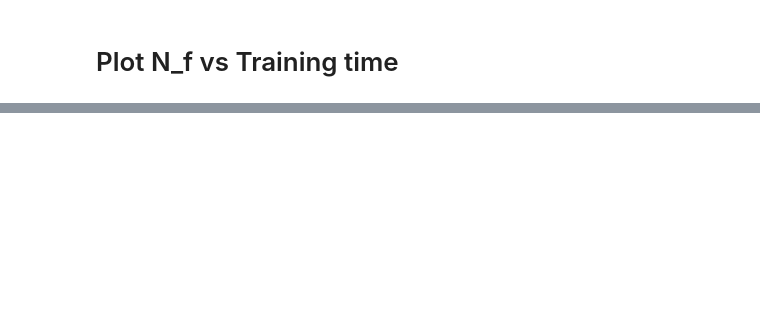
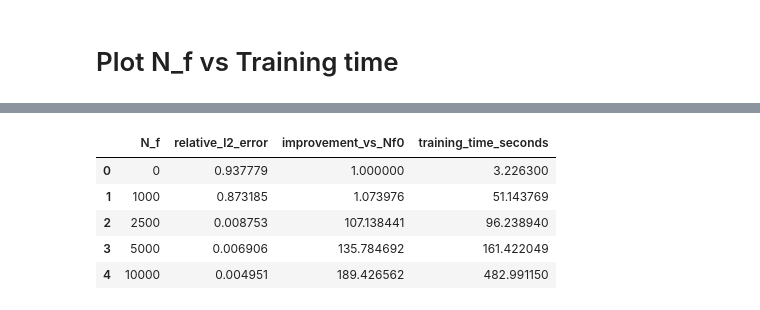
Before and after one commit to Sultik03/pinn-burgers-reproduction, a Jupyter notebook: notebook/01_collocation_sweep.ipynb, the cells around one changed output, grey strips where cells are left out. Saved outputs shown, nothing was run; the diff lists cells and outputs as text; code cells hidden in the pictures; blank space fills up the shorter version.

```diff
--- a/notebook/01_collocation_sweep.ipynb
+++ b/notebook/01_collocation_sweep.ipynb
@@ -510,4 +539,26 @@ print("Saved figure to:", figure_path)
 Saved figure to: ../results/experiment_1_collocation/figures/Nf_vs_training_time.png
+# %%
+df_improvement = df_results.sort_values("N_f").copy()
+
+baseline_error = df_improvement.loc[df_improvement["N_f"] == 0, "relative_l2_error"].values[0]
+
+df_improvement["improvement_vs_Nf0"] = baseline_error / df_improvement["relative_l2_error"]
+
+df_improvement[
+    [
+        "N_f",
+        "relative_l2_error",
+        "improvement_vs_Nf0",
+        "training_time_seconds"
+    ]
+]
+# %% [output]
+|  | N_f | relative_l2_error | improvement_vs_Nf0 | training_time_seconds |
+| 0 | 0 | 0.937779 | 1.000000 | 3.226300 |
+| 1 | 1000 | 0.873185 | 1.073976 | 51.143769 |
+| 2 | 2500 | 0.008753 | 107.138441 | 96.238940 |
+| 3 | 5000 | 0.006906 | 135.784692 | 161.422049 |
+| 4 | 10000 | 0.004951 | 189.426562 | 482.991150 |
 # %% [markdown]
 # Conclusion
 
```
Also changed, not shown: parts of 6 cells of this notebook.
